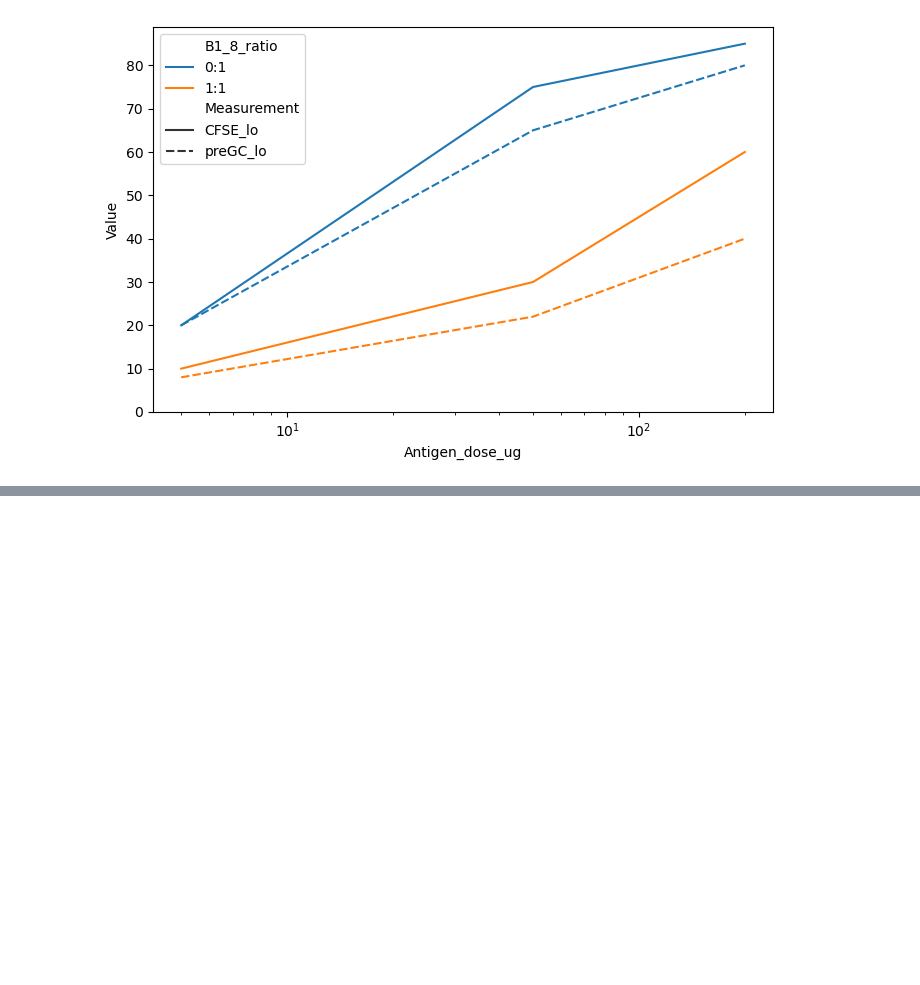
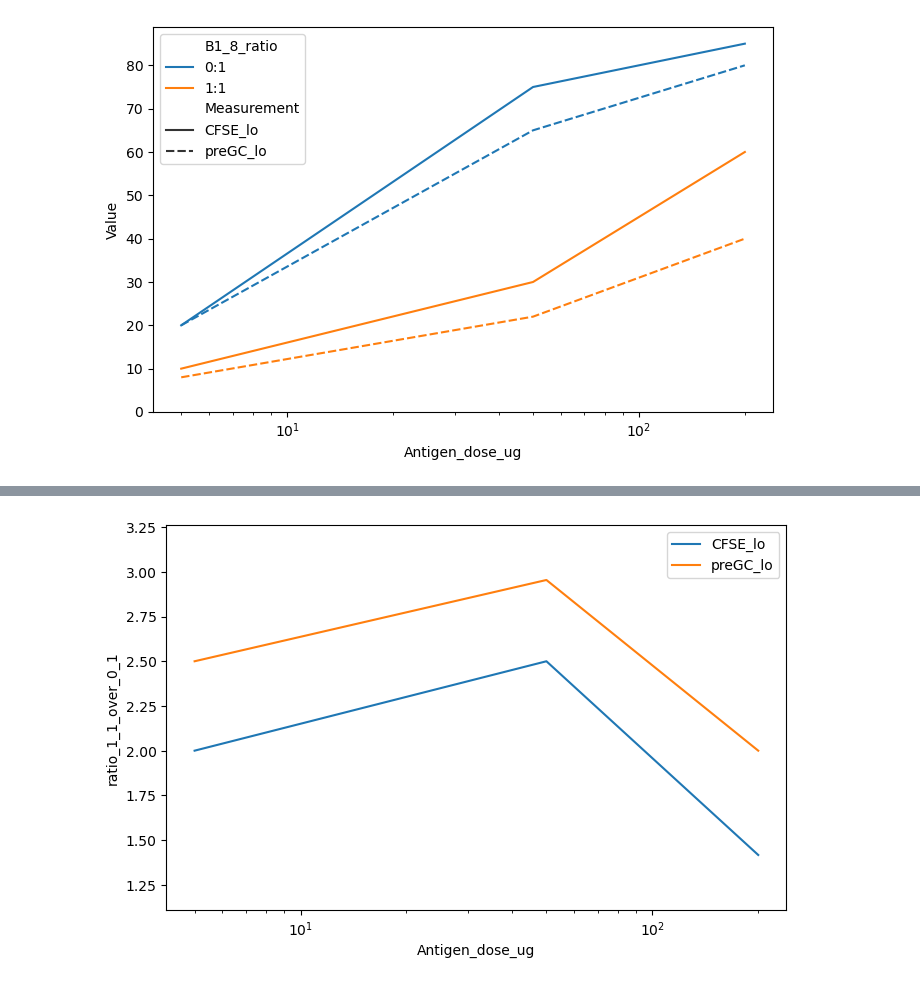
Before and after one commit to rmorantovar/Immune_System, a Jupyter notebook: jupyter_notebooks/memory_response/ModelC_data.ipynb, the cells around one changed output, grey strips where cells are left out. Drawn from its saved outputs; the diff is of its cells as text; code cells hidden in the pictures; blank space fills up the shorter version.

```diff
--- a/jupyter_notebooks/memory_response/ModelC_data.ipynb
+++ b/jupyter_notebooks/memory_response/ModelC_data.ipynb
@@ -255,3 +255,25 @@ ax.margins(y=0.2)
 # fig.savefig()
 # %% [output]
 [figure]
+# %%
+melted = df_3.melt(
+    id_vars=["Antigen_dose_ug", "B1_8_ratio"],
+    value_vars=["CFSE_lo", "preGC_lo"],
+    var_name="Measurement",
+    value_name="Value",
+)
+# print(melted)
+# Pivot so we get columns "0:1" and "1:1" for each (dose, measurement)
+pivot = (
+    melted
+    .pivot_table(
+        index=["Antigen_dose_ug", "Measurement"],
+        columns="B1_8_ratio",
+        values="Value"
+    )
+    .reset_index()
+)
+pivot["ratio_1_1_over_0_1"] =  pivot["0:1"] / pivot["1:1"]
+print(melted)
+print(df_3)
+print(pivot)
@@ -257,0 +298,25 @@ ax.margins(y=0.2)
+# %%
+# If using df from pandas:
+
+x = np.arange(len(b18))
+width = 0.35
+
+fig, ax = plt.subplots(figsize=(8, 5))
+
+sns.lineplot(data = pivot, x = "Antigen_dose_ug", y = 'ratio_1_1_over_0_1', hue = 'Measurement', ax = ax)
+
+# 1-line x tick labels (only B1-8^hi)
+# ax.set_ylim(bottom = 0)
+ax.set_xscale('log')
+# ax.set_xticks(x)
+# ax.set_xticklabels(b18_ratio, fontsize = 15)
+# ax.set_xlabel(r"$\mathrm{B1-8}^{hi}:\mathrm{B1-8}^{lo}$")
+# ax.set_ylabel("Value (×10³)")
+ax.legend()
+
+# Expand plot limits to make space
+ax.margins(y=0.2)
+
+# fig.savefig()
+# %% [output]
+[figure, added]
```
Also changed, not shown: parts of 1 cell of this notebook.
